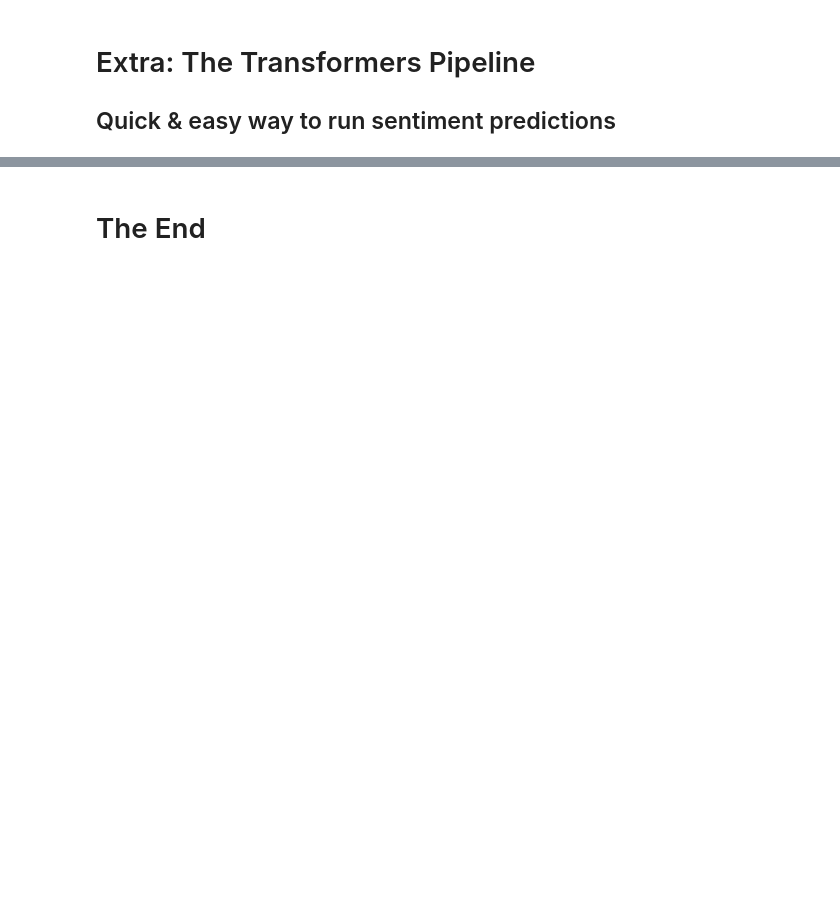
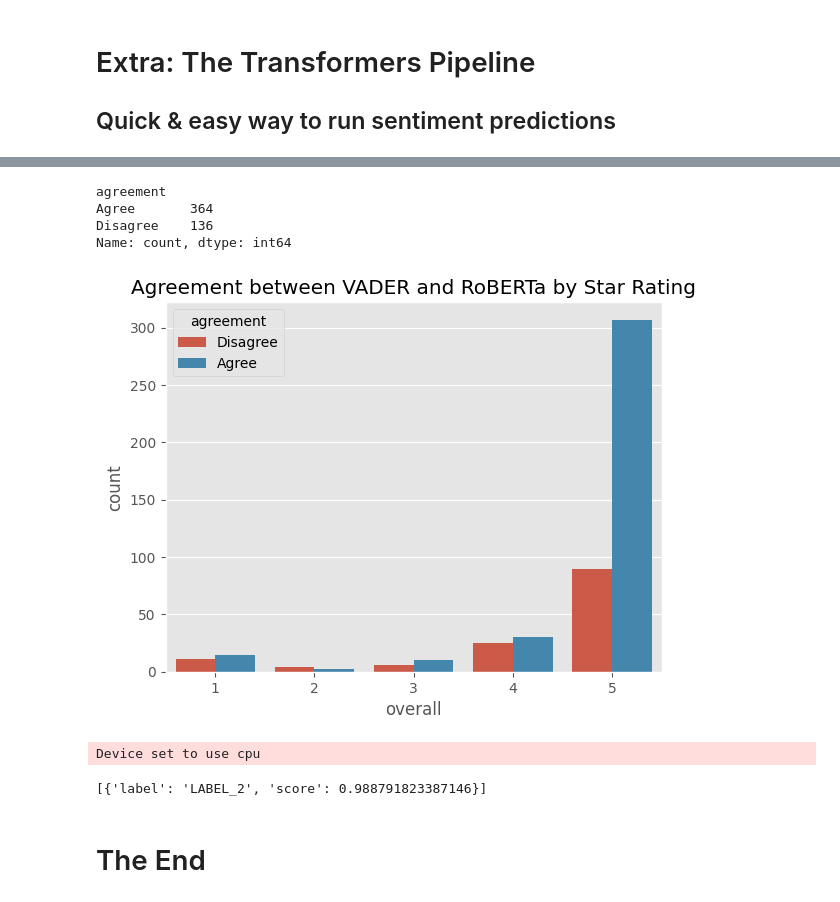
Before and after one commit to tanujgupta18/Sentiment-Analysis-of-Amazon-Reviews, a Jupyter notebook: Amazon_review.ipynb, the cells around one changed output, grey strips where cells are left out. Drawn from its saved outputs; the diff is of its cells as text; code cells hidden in the pictures; blank space fills up the shorter version.

```diff
--- a/Amazon_review.ipynb
+++ b/Amazon_review.ipynb
@@ -222,2 +416,32 @@ sent_pipeline("booo")
+# %%
+def sentiment_label(vader, roberta):
+    if vader == roberta:
+        return 'Agree'
+    return 'Disagree'
+
+final_df['vader_sent'] = final_df['vader_compound'].apply(lambda x: 'pos' if x >= 0.05 else ('neg' if x <= -0.05 else 'neu'))
+final_df['roberta_sent'] = final_df[['roberta_pos', 'roberta_neg', 'roberta_neu']].idxmax(axis=1).str.replace('roberta_', '')
+
+final_df['agreement'] = final_df.apply(lambda x: sentiment_label(x['vader_sent'], x['roberta_sent']), axis=1)
+print(final_df['agreement'].value_counts())
+# %% [output]
+agreement
+Agree       364
+Disagree    136
+Name: count, dtype: int64
+# %%
+sns.countplot(data=final_df, x='overall', hue='agreement')
+plt.title("Agreement between VADER and RoBERTa by Star Rating")
+plt.show()
+# %% [output]
+[figure, added]
+# %%
+from transformers import pipeline
+
+roberta_pipe = pipeline("sentiment-analysis", model=MODEL, tokenizer=MODEL)
+print(roberta_pipe("This is absolutely amazing!"))  # example
+# %% [output]
+Device set to use cpu
+[{'label': 'LABEL_2', 'score': 0.988791823387146}]
 # %% [markdown]
 # The End
```
Also changed, not shown: parts of 27 cells of this notebook, 1 other file.
